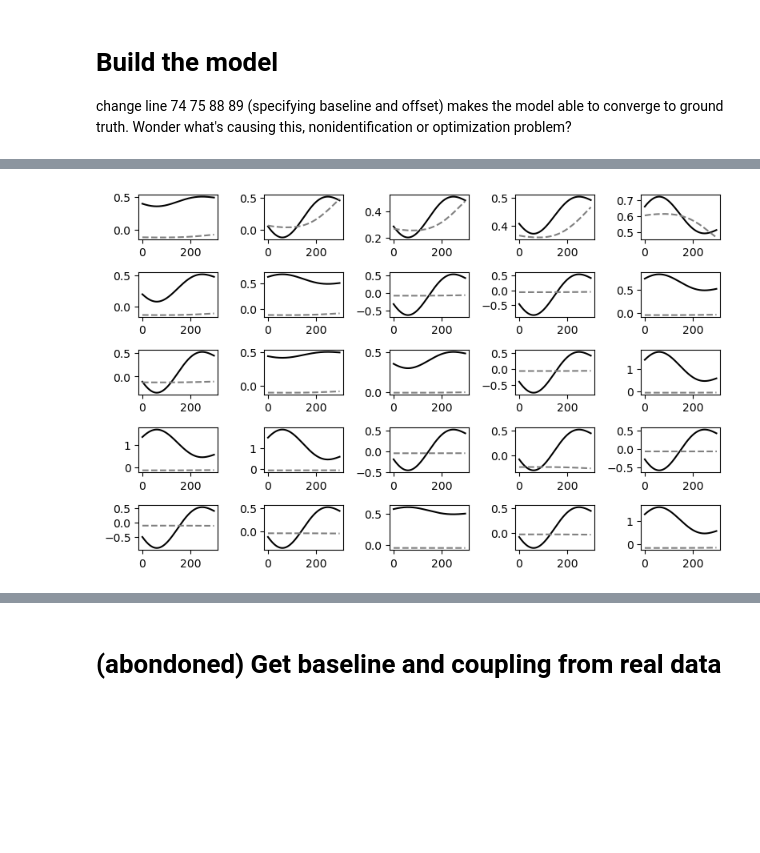
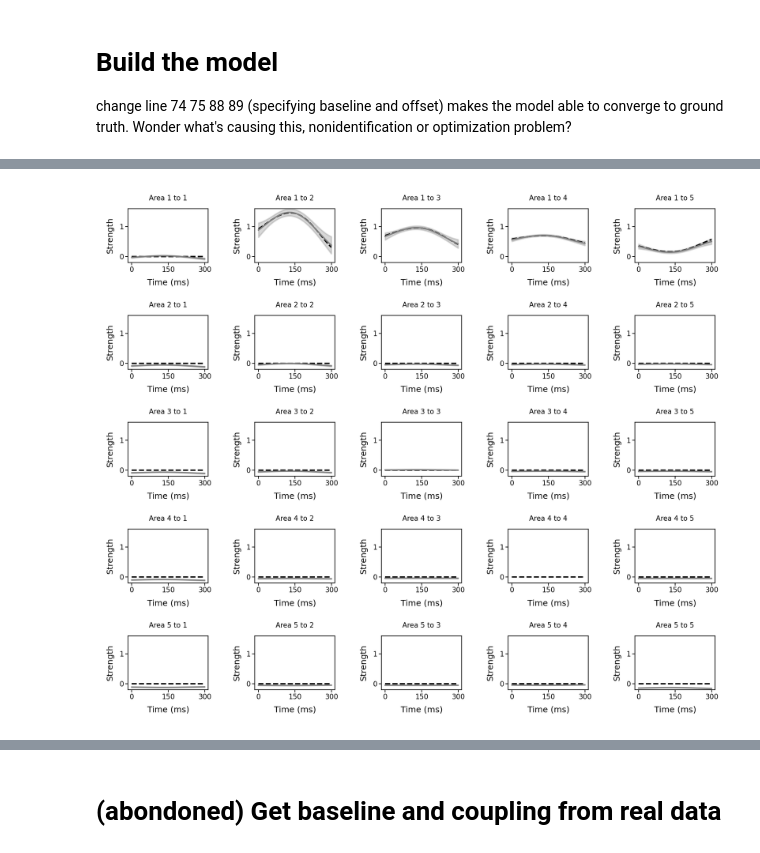
Before and after one commit to Qi-Xin/FC-GPFA, a Jupyter notebook: Decoder&Encoder.ipynb, the cells around one changed output, grey strips where cells are left out. Drawn from its saved outputs; the diff is of its cells as text; code cells hidden in the pictures; blank space fills up the shorter version.

```diff
--- a/Decoder&Encoder.ipynb
+++ b/Decoder&Encoder.ipynb
@@ -554,27 +558,33 @@ print("Loss of outputs:", loss_outputs.item())
 Loss of log_firing_rate_rcd: 0.4072878937403487
 Loss of outputs: 0.4071325361728668
 # %%
-plt.figure(figsize=(15, 12))
+import matplotlib. pyplot as plt
+from matplotlib import rcParams, rcParamsDefault
+
+utils.use_pdf_plot()
+plt.figure(figsize=(6.5, 4.5), dpi=300)
 
 # Get the maximum and minimum values of latents
 latents_min = latents[:, 0, model.npadding:].min()
 latents_max = latents[:, 0, model.npadding:].max()
 
-for i in range(30):
-    plt.subplot(6, 5, i+1)
+for i in range(20):
+    plt.subplot(4, 5, i+1)
     plt.plot(-latents[i, 0, model.npadding:], '--', label='latents', color='k')
     plt.plot(model.mu[i, 0, :].cpu().numpy(), label='fitted latents', color='grey')
     plt.fill_between(range(model.nt),
-                     model.lower_bound[i, 0, :].cpu().numpy(),
-                     model.upper_bound[i, 0, :].cpu().numpy(),
+                     model.ci[0][i, 0, :].cpu().numpy(),
+                     model.ci[1][i, 0, :].cpu().numpy(),
                      alpha=0.3, color='grey')
     plt.xlabel('Time (ms)')
     plt.ylabel('Latent (a.u.)')
     plt.title(f'Trial {i}')
     plt.ylim(latents_min, latents_max)  # Set the same y-axis limits for each subplot
-    if i==0:
-        plt.legend()
+    # if i==0:
+    #     plt.legend()
 
 plt.tight_layout()
+
+plt.savefig('Figure/good converge example latents.pdf', format='pdf', dpi=300)
 plt.show()
 # %% [output]
@@ -582,19 +592,28 @@ plt.show()
 # %%
-import matplotlib.pyplot as plt
+utils.use_pdf_plot(**{'axes.linewidth':0.5, 'xtick.labelsize':5, 'ytick.labelsize':5})
 
-trial = 8
-fig, axs = plt.subplots(narea, narea, figsize=(8, 5))
+trial = 9
+fig, axs = plt.subplots(narea, narea, figsize=(6.5, 5.5), dpi=300)
 for i in range(narea):
     for j in range(narea):
-        axs[i, j].plot(time_varying_coef[i, j, trial, model.npadding:].T, 'k')
-        axs[i, j].plot(model.time_varying_coef[i, j, trial, :].detach().cpu().numpy(),'--',color='grey')
+        axs[i, j].plot(time_varying_coef[i, j, trial, model.npadding:].T*(i==0 and j!=0), '--k')
+        axs[i, j].plot(model.time_varying_coef[i, j, trial, :].detach().cpu().numpy(),'-',color='grey')
         # axs[i, j].set_ylim([-0.2, 1.2])
-
+        axs[i, j].fill_between(range(model.nt),
+                    model.ci_time_varying_coef[0][i, j, trial, :].detach().cpu().numpy(),
+                    model.ci_time_varying_coef[1][i, j, trial, :].detach().cpu().numpy(),
+                    alpha=0.3, color='grey')
+        axs[i, j].set_title(f'Area {i+1} to {j+1}', fontsize=5)
+        axs[i, j].set_xlabel('Time (ms)')
+        axs[i, j].set_ylabel('Strength')
+        axs[i, j].set_ylim(-0.2, 1.6)
+        axs[i, j].set_xticks([0, 150, 300])
 
 plt.tight_layout()
+plt.savefig('Figure/good converge example coupling strength.pdf', format='pdf', dpi=300)
 plt.show()
 # %% [output]
-[figure, old version]
+[figure, new version]
 # %%
 for iarea in range(1, narea):
     print(f"weight from 0 to {iarea}: {model.latents_readout[0,iarea,0].item()}, {project_w[0,iarea,0]}")
```
Also changed, not shown: parts of 5 cells of this notebook, 2 other files.
